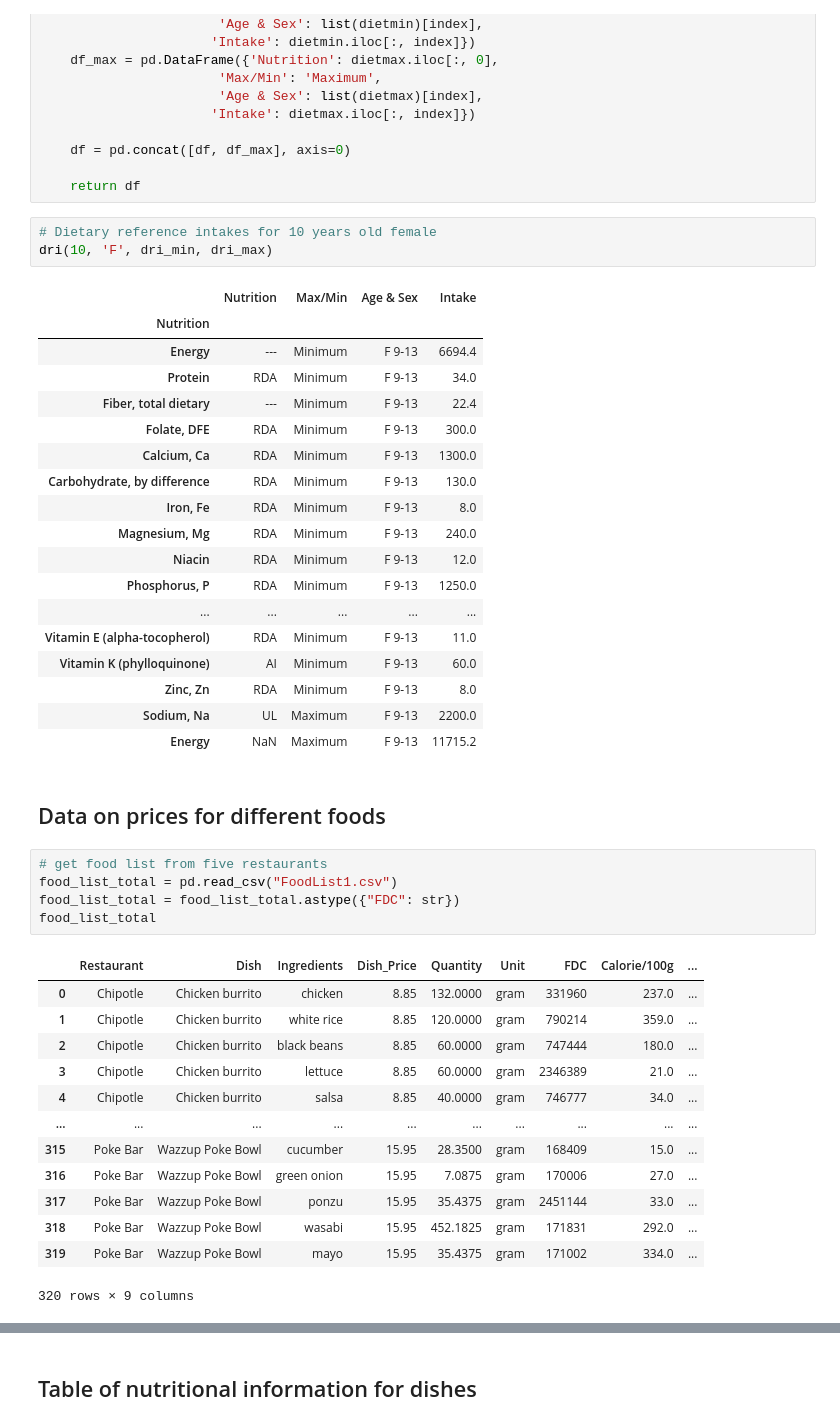
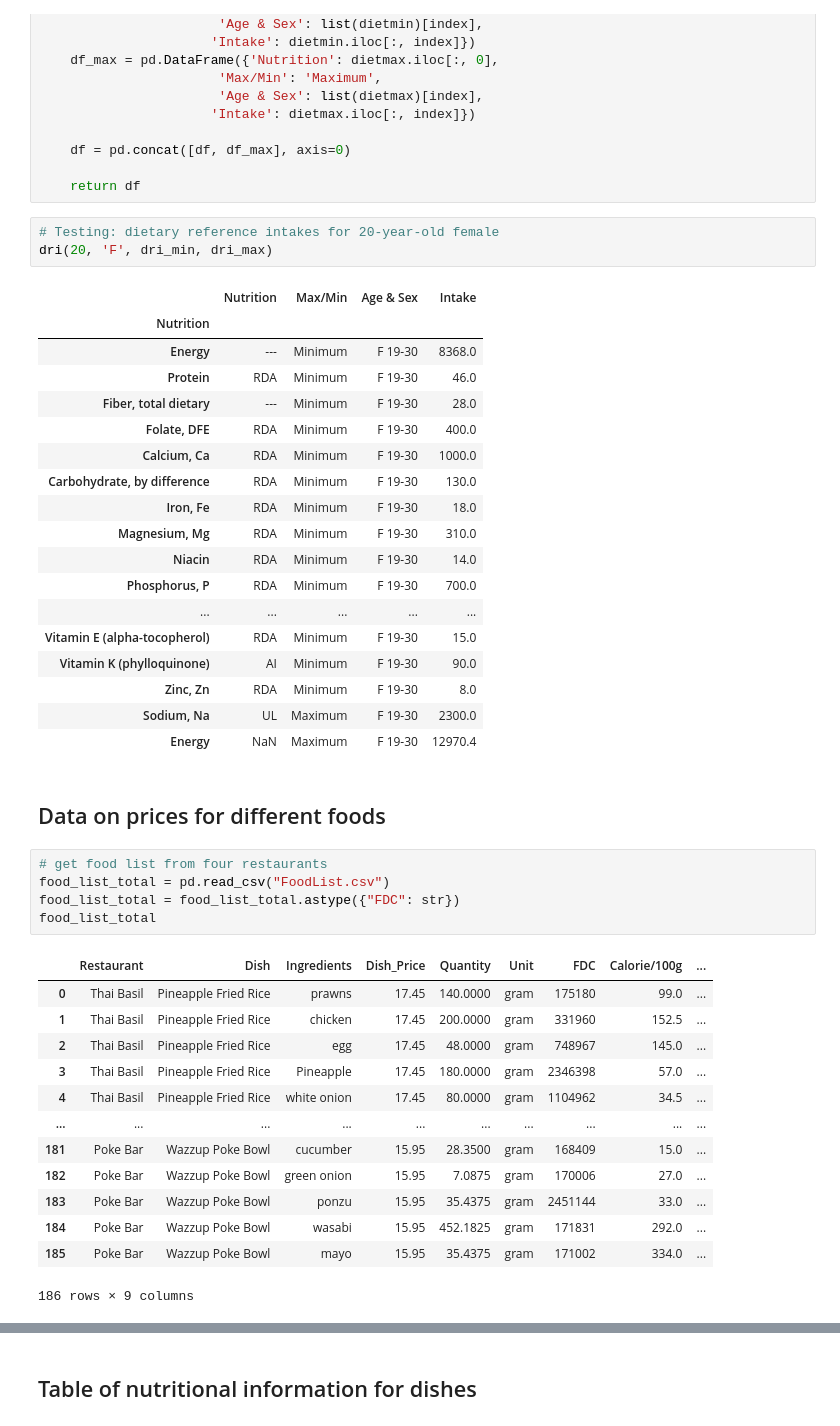
Before and after one commit to HoshiaiP/EEP153Atwater, a Jupyter notebook: Project2_0.ipynb, the cells around one changed output, grey strips where cells are left out. Saved outputs shown, nothing was run; the diff lists cells and outputs as text.

```diff
--- a/Project2_0.ipynb
+++ b/Project2_0.ipynb
@@ -62,46 +76,46 @@ def dri(age,sex,dietmin,dietmax):
 
     return df
 # %%
-# Dietary reference intakes for 10 years old female
-dri(10, 'F', dri_min, dri_max)
+# Testing: dietary reference intakes for 20-year-old female
+dri(20, 'F', dri_min, dri_max)
 # %% [output]
 |  | Nutrition | Max/Min | Age & Sex | Intake |
 | Nutrition |  |  |  |  |
-| Energy | --- | Minimum | F 9-13 | 6694.4 |
-| Protein | RDA | Minimum | F 9-13 | 34.0 |
-| Fiber, total dietary | --- | Minimum | F 9-13 | 22.4 |
-| Folate, DFE | RDA | Minimum | F 9-13 | 300.0 |
-| Calcium, Ca | RDA | Minimum | F 9-13 | 1300.0 |
-| Carbohydrate, by difference | RDA | Minimum | F 9-13 | 130.0 |
-| Iron, Fe | RDA | Minimum | F 9-13 | 8.0 |
-| Magnesium, Mg | RDA | Minimum | F 9-13 | 240.0 |
-| Niacin | RDA | Minimum | F 9-13 | 12.0 |
-| Phosphorus, P | RDA | Minimum | F 9-13 | 1250.0 |
+| Energy | --- | Minimum | F 19-30 | 8368.0 |
+| Protein | RDA | Minimum | F 19-30 | 46.0 |
+| Fiber, total dietary | --- | Minimum | F 19-30 | 28.0 |
+| Folate, DFE | RDA | Minimum | F 19-30 | 400.0 |
+| Calcium, Ca | RDA | Minimum | F 19-30 | 1000.0 |
+| Carbohydrate, by difference | RDA | Minimum | F 19-30 | 130.0 |
+| Iron, Fe | RDA | Minimum | F 19-30 | 18.0 |
+| Magnesium, Mg | RDA | Minimum | F 19-30 | 310.0 |
+| Niacin | RDA | Minimum | F 19-30 | 14.0 |
+| Phosphorus, P | RDA | Minimum | F 19-30 | 700.0 |
 | ... | ... | ... | ... | ... |
-| Vitamin E (alpha-tocopherol) | RDA | Minimum | F 9-13 | 11.0 |
-| Vitamin K (phylloquinone) | AI | Minimum | F 9-13 | 60.0 |
-| Zinc, Zn | RDA | Minimum | F 9-13 | 8.0 |
-| Sodium, Na | UL | Maximum | F 9-13 | 2200.0 |
-| Energy | NaN | Maximum | F 9-13 | 11715.2 |
+| Vitamin E (alpha-tocopherol) | RDA | Minimum | F 19-30 | 15.0 |
+| Vitamin K (phylloquinone) | AI | Minimum | F 19-30 | 90.0 |
+| Zinc, Zn | RDA | Minimum | F 19-30 | 8.0 |
+| Sodium, Na | UL | Maximum | F 19-30 | 2300.0 |
+| Energy | NaN | Maximum | F 19-30 | 12970.4 |
 # %% [markdown]
 ## Data on prices for different foods
 # %%
-# get food list from five restaurants
-food_list_total = pd.read_csv("FoodList1.csv")
+# get food list from four restaurants
+food_list_total = pd.read_csv("FoodList.csv")
 food_list_total = food_list_total.astype({"FDC": str})
 food_list_total
 # %% [output]
 |  | Restaurant | Dish | Ingredients | Dish_Price | Quantity | Unit | FDC | Calorie/100g | ... |
-| 0 | Chipotle | Chicken burrito | chicken | 8.85 | 132.0000 | gram | 331960 | 237.0 | ... |
-| 1 | Chipotle | Chicken burrito | white rice | 8.85 | 120.0000 | gram | 790214 | 359.0 | ... |
-| 2 | Chipotle | Chicken burrito | black beans | 8.85 | 60.0000 | gram | 747444 | 180.0 | ... |
-| 3 | Chipotle | Chicken burrito | lettuce | 8.85 | 60.0000 | gram | 2346389 | 21.0 | ... |
-| 4 | Chipotle | Chicken burrito | salsa | 8.85 | 40.0000 | gram | 746777 | 34.0 | ... |
+| 0 | Thai Basil | Pineapple Fried Rice | prawns | 17.45 | 140.0000 | gram | 175180 | 99.0 | ... |
+| 1 | Thai Basil | Pineapple Fried Rice | chicken | 17.45 | 200.0000 | gram | 331960 | 152.5 | ... |
+| 2 | Thai Basil | Pineapple Fried Rice | egg | 17.45 | 48.0000 | gram | 748967 | 145.0 | ... |
+| 3 | Thai Basil | Pineapple Fried Rice | Pineapple | 17.45 | 180.0000 | gram | 2346398 | 57.0 | ... |
+| 4 | Thai Basil | Pineapple Fried Rice | white onion | 17.45 | 80.0000 | gram | 1104962 | 34.5 | ... |
 | ... | ... | ... | ... | ... | ... | ... | ... | ... | ... |
-| 315 | Poke Bar | Wazzup Poke Bowl | cucumber | 15.95 | 28.3500 | gram | 168409 | 15.0 | ... |
-| 316 | Poke Bar | Wazzup Poke Bowl | green onion | 15.95 | 7.0875 | gram | 170006 | 27.0 | ... |
-| 317 | Poke Bar | Wazzup Poke Bowl | ponzu | 15.95 | 35.4375 | gram | 2451144 | 33.0 | ... |
-| 318 | Poke Bar | Wazzup Poke Bowl | wasabi | 15.95 | 452.1825 | gram | 171831 | 292.0 | ... |
-| 319 | Poke Bar | Wazzup Poke Bowl | mayo | 15.95 | 35.4375 | gram | 171002 | 334.0 | ... |
+| 181 | Poke Bar | Wazzup Poke Bowl | cucumber | 15.95 | 28.3500 | gram | 168409 | 15.0 | ... |
+| 182 | Poke Bar | Wazzup Poke Bowl | green onion | 15.95 | 7.0875 | gram | 170006 | 27.0 | ... |
+| 183 | Poke Bar | Wazzup Poke Bowl | ponzu | 15.95 | 35.4375 | gram | 2451144 | 33.0 | ... |
+| 184 | Poke Bar | Wazzup Poke Bowl | wasabi | 15.95 | 452.1825 | gram | 171831 | 292.0 | ... |
+| 185 | Poke Bar | Wazzup Poke Bowl | mayo | 15.95 | 35.4375 | gram | 171002 | 334.0 | ... |
-320 rows × 9 columns
+186 rows × 9 columns
 # %%
```
Also changed, not shown: parts of 27 cells of this notebook, 1 other file.
